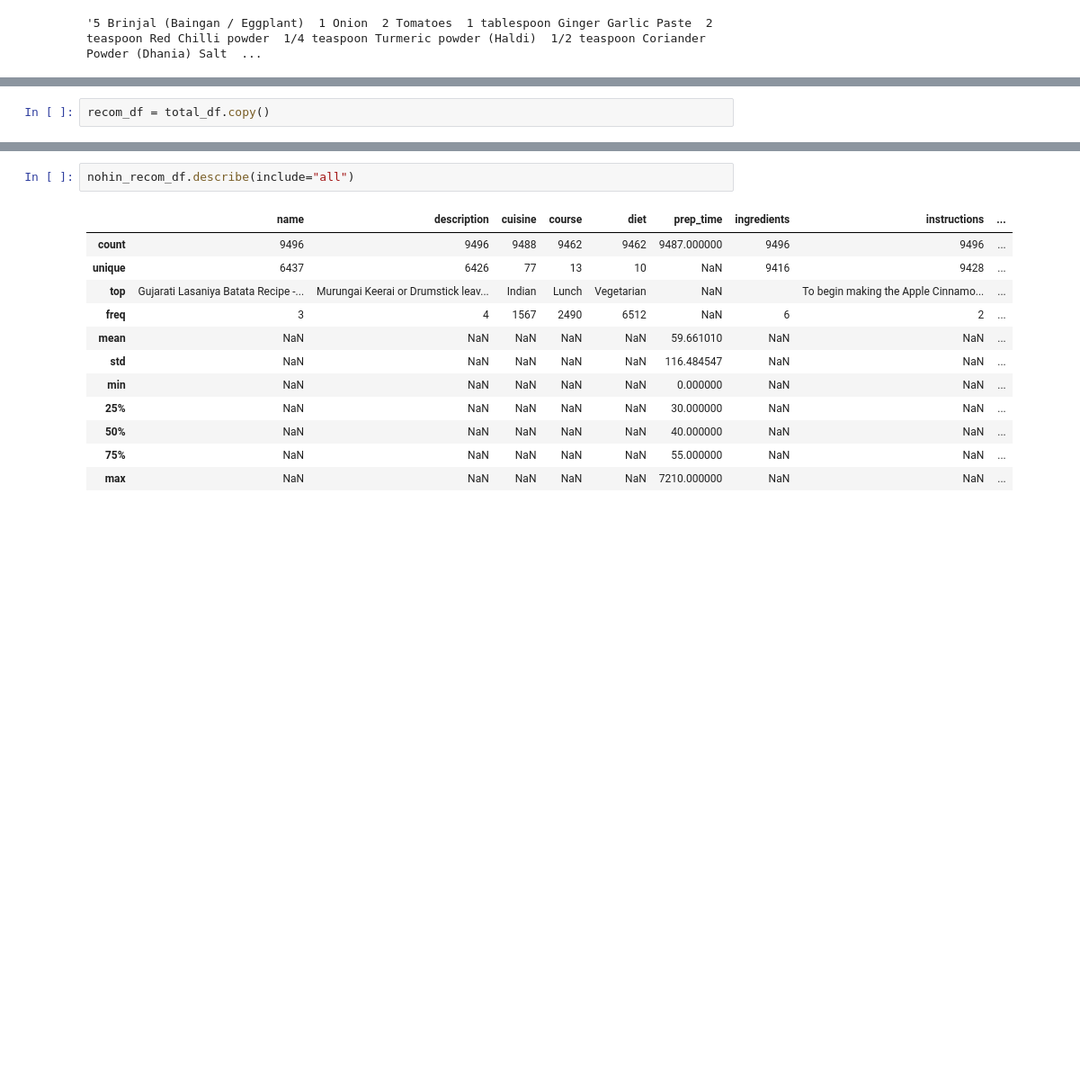
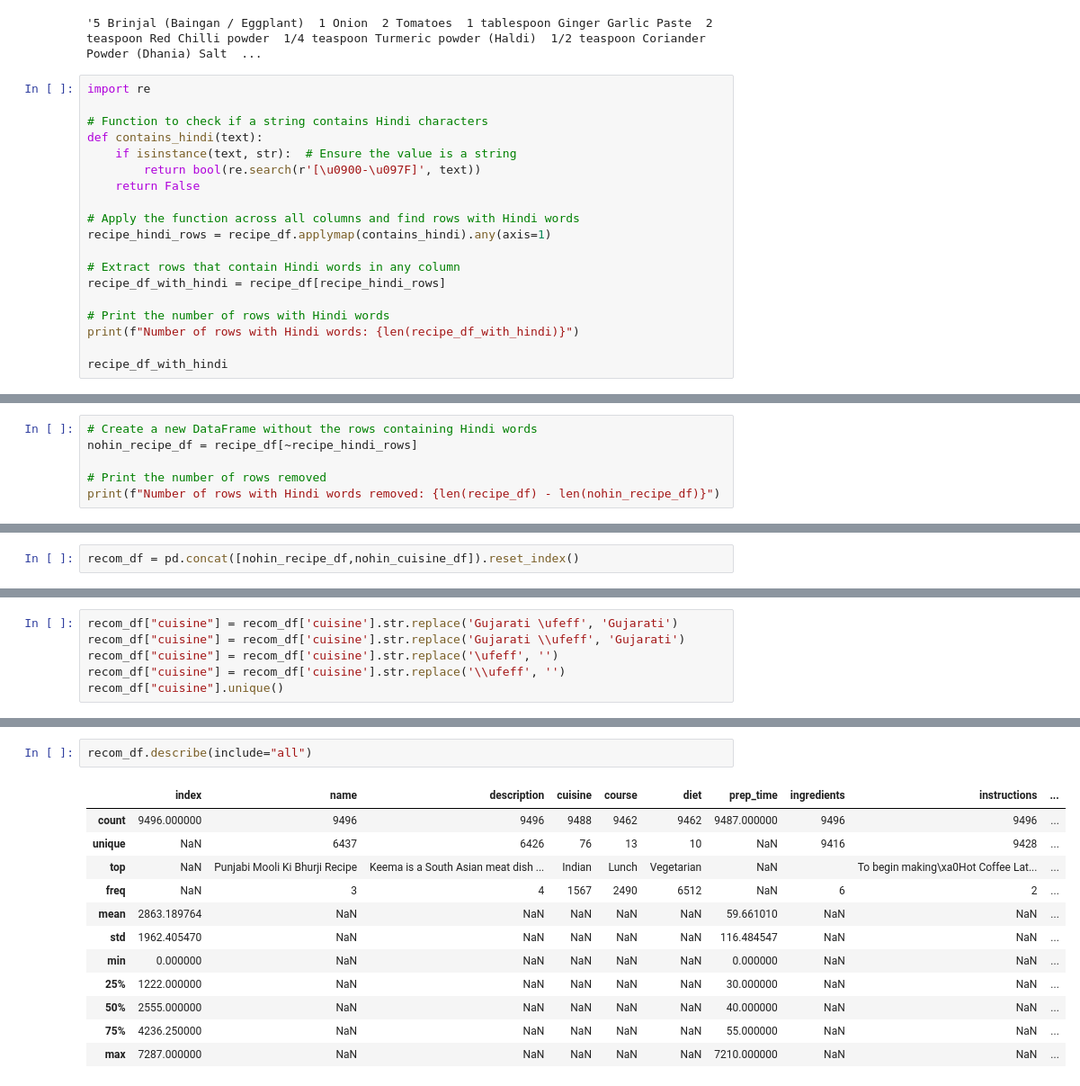
Before and after one commit to jonkerr/indian-food, a Jupyter notebook: merged_recipe_dataset.ipynb, the cells around one changed output, grey strips where cells are left out. Shown: that part at 90% size. Cells and saved outputs as stored; diff of their text form; blank space fills up the shorter version.

```diff
--- a/merged_recipe_dataset.ipynb
+++ b/merged_recipe_dataset.ipynb
@@ -387,3 +493,22 @@ recipe_df["ingredients"][0]
 recipe_df['ingredients'][3]
 # %% [output]
 '5 Brinjal (Baingan / Eggplant)  1 Onion  2 Tomatoes  1 tablespoon Ginger Garlic Paste  2 teaspoon Red Chilli powder  1/4 teaspoon Turmeric powder (Haldi)  1/2 teaspoon Coriander Powder (Dhania) Salt  ...
+# %%
+import re
+
+# Function to check if a string contains Hindi characters
+def contains_hindi(text):
+    if isinstance(text, str):  # Ensure the value is a string
+        return bool(re.search(r'[\u0900-\u097F]', text))
+    return False
+
+# Apply the function across all columns and find rows with Hindi words
+recipe_hindi_rows = recipe_df.applymap(contains_hindi).any(axis=1)
+
+# Extract rows that contain Hindi words in any column
+recipe_df_with_hindi = recipe_df[recipe_hindi_rows]
+
+# Print the number of rows with Hindi words
+print(f"Number of rows with Hindi words: {len(recipe_df_with_hindi)}")
+
+recipe_df_with_hindi
@@ -389,0 +530,6 @@ recipe_df['ingredients'][3]
+# %%
+# Create a new DataFrame without the rows containing Hindi words
+nohin_recipe_df = recipe_df[~recipe_hindi_rows]
+
+# Print the number of rows removed
+print(f"Number of rows with Hindi words removed: {len(recipe_df) - len(nohin_recipe_df)}")
@@ -643,5 +699,5 @@ Name: course, dtype: int64
 # %%
-recom_df = total_df.copy()
+recom_df = pd.concat([nohin_recipe_df,nohin_cuisine_df]).reset_index()
 # %%
 recom_df.drop(columns= ["Similar_Dishes"],inplace=True)
 recom_df
@@ -784,0 +769,6 @@ len(unique_recom_ingredient_list)
+# %%
+recom_df["cuisine"] = recom_df['cuisine'].str.replace('Gujarati \ufeff', 'Gujarati')
+recom_df["cuisine"] = recom_df['cuisine'].str.replace('Gujarati \\ufeff', 'Gujarati')
+recom_df["cuisine"] = recom_df['cuisine'].str.replace('\ufeff', '')
+recom_df["cuisine"] = recom_df['cuisine'].str.replace('\\ufeff', '')
+recom_df["cuisine"].unique()
@@ -804,18 +846,18 @@ memory usage: 741.9+ KB
 # %%
-nohin_recom_df.describe(include="all")
+recom_df.describe(include="all")
 # %% [output]
-|  | name | description | cuisine | course | diet | prep_time | ingredients | instructions | ... |
-| count | 9496 | 9496 | 9488 | 9462 | 9462 | 9487.000000 | 9496 | 9496 | ... |
-| unique | 6437 | 6426 | 77 | 13 | 10 | NaN | 9416 | 9428 | ... |
-| top | Gujarati Lasaniya Batata Recipe -... | Murungai Keerai or Drumstick leav... | Indian | Lunch | Vegetarian | NaN |  | To begin making the Apple Cinnamo... | ... |
-| freq | 3 | 4 | 1567 | 2490 | 6512 | NaN | 6 | 2 | ... |
-| mean | NaN | NaN | NaN | NaN | NaN | 59.661010 | NaN | NaN | ... |
-| std | NaN | NaN | NaN | NaN | NaN | 116.484547 | NaN | NaN | ... |
-| min | NaN | NaN | NaN | NaN | NaN | 0.000000 | NaN | NaN | ... |
-| 25% | NaN | NaN | NaN | NaN | NaN | 30.000000 | NaN | NaN | ... |
-| 50% | NaN | NaN | NaN | NaN | NaN | 40.000000 | NaN | NaN | ... |
-| 75% | NaN | NaN | NaN | NaN | NaN | 55.000000 | NaN | NaN | ... |
-| max | NaN | NaN | NaN | NaN | NaN | 7210.000000 | NaN | NaN | ... |
+|  | index | name | description | cuisine | course | diet | prep_time | ingredients | instructions | ... |
+| count | 9496.000000 | 9496 | 9496 | 9488 | 9462 | 9462 | 9487.000000 | 9496 | 9496 | ... |
+| unique | NaN | 6437 | 6426 | 76 | 13 | 10 | NaN | 9416 | 9428 | ... |
+| top | NaN | Punjabi Mooli Ki Bhurji Recipe | Keema is a South Asian meat dish ... | Indian | Lunch | Vegetarian | NaN |  | To begin making\xa0Hot Coffee Lat... | ... |
+| freq | NaN | 3 | 4 | 1567 | 2490 | 6512 | NaN | 6 | 2 | ... |
+| mean | 2863.189764 | NaN | NaN | NaN | NaN | NaN | 59.661010 | NaN | NaN | ... |
+| std | 1962.405470 | NaN | NaN | NaN | NaN | NaN | 116.484547 | NaN | NaN | ... |
+| min | 0.000000 | NaN | NaN | NaN | NaN | NaN | 0.000000 | NaN | NaN | ... |
+| 25% | 1222.000000 | NaN | NaN | NaN | NaN | NaN | 30.000000 | NaN | NaN | ... |
+| 50% | 2555.000000 | NaN | NaN | NaN | NaN | NaN | 40.000000 | NaN | NaN | ... |
+| 75% | 4236.250000 | NaN | NaN | NaN | NaN | NaN | 55.000000 | NaN | NaN | ... |
+| max | 7287.000000 | NaN | NaN | NaN | NaN | NaN | 7210.000000 | NaN | NaN | ... |
 # %%
 import seaborn as sns
 import matplotlib.pyplot as plt
```
Also changed, not shown: parts of 72 cells of this notebook.
